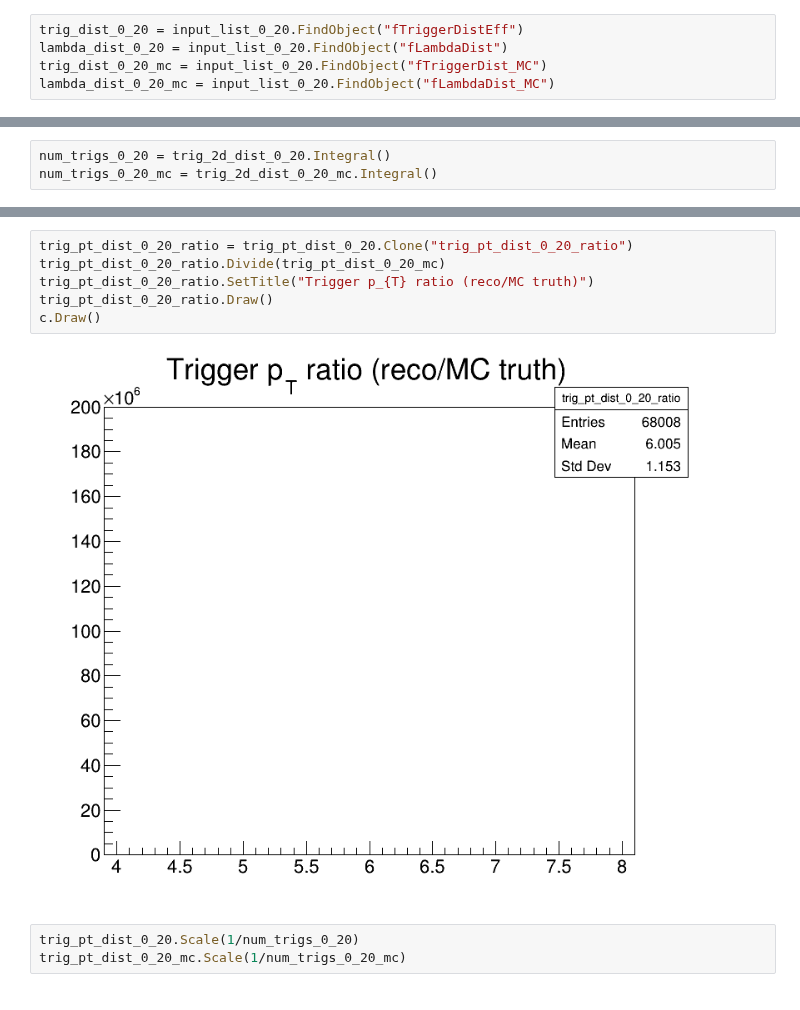
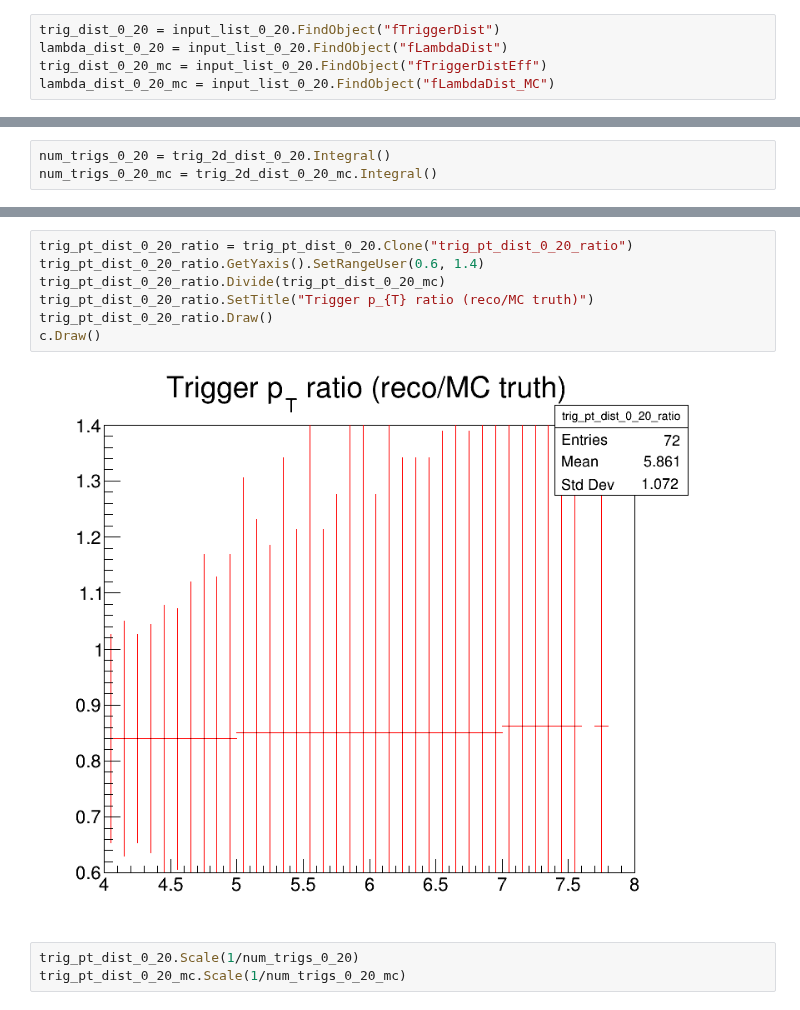
Before and after one commit to rhanniga/lambda-over-hadron, a Jupyter notebook: mc/offline/v0_closure_test.ipynb, the cells around one changed output, grey strips where cells are left out. Drawn from its saved outputs; the diff is of its cells as text.

Commit message:
investigating mc closure trigger discrep

```diff
--- a/mc/offline/v0_closure_test.ipynb
+++ b/mc/offline/v0_closure_test.ipynb
@@ -31,9 +31,9 @@ c = rt.TCanvas("main_canvas", "Main Canvas", 55, 55, 800, 700)
 input_file_0_20 = rt.TFile("../online/closure/AnalysisResults.root")
 input_list_0_20 = input_file_0_20.Get("h-lambda")
 # %%
-trig_dist_0_20 = input_list_0_20.FindObject("fTriggerDistEff")
+trig_dist_0_20 = input_list_0_20.FindObject("fTriggerDist")
 lambda_dist_0_20 = input_list_0_20.FindObject("fLambdaDist")
-trig_dist_0_20_mc = input_list_0_20.FindObject("fTriggerDist_MC")
+trig_dist_0_20_mc = input_list_0_20.FindObject("fTriggerDistEff")
 lambda_dist_0_20_mc = input_list_0_20.FindObject("fLambdaDist_MC")
 # %%
 h_h_0_20 = input_list_0_20.FindObject("fDphiHHEff")
@@ -125,11 +123,12 @@ c.Draw()
 # %%
 trig_pt_dist_0_20_ratio = trig_pt_dist_0_20.Clone("trig_pt_dist_0_20_ratio")
+trig_pt_dist_0_20_ratio.GetYaxis().SetRangeUser(0.6, 1.4)
 trig_pt_dist_0_20_ratio.Divide(trig_pt_dist_0_20_mc)
 trig_pt_dist_0_20_ratio.SetTitle("Trigger p_{T} ratio (reco/MC truth)")
 trig_pt_dist_0_20_ratio.Draw()
 c.Draw()
 # %% [output]
-[figure, old version]
+[figure, new version]
 # %%
 trig_pt_dist_0_20.Scale(1/num_trigs_0_20)
 trig_pt_dist_0_20_mc.Scale(1/num_trigs_0_20_mc)
```
Also changed, not shown: parts of 36 cells of this notebook, 7 other files.
